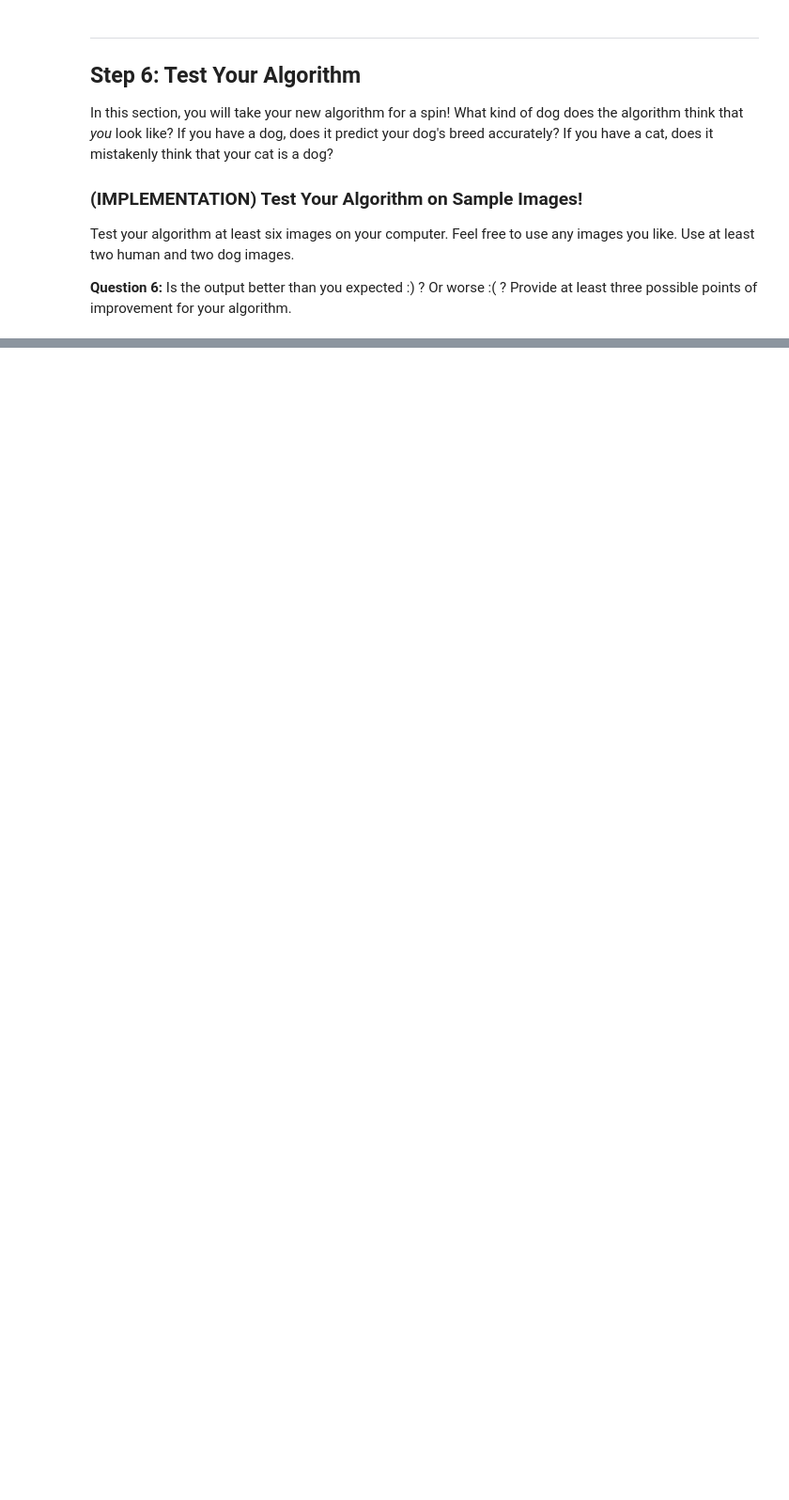
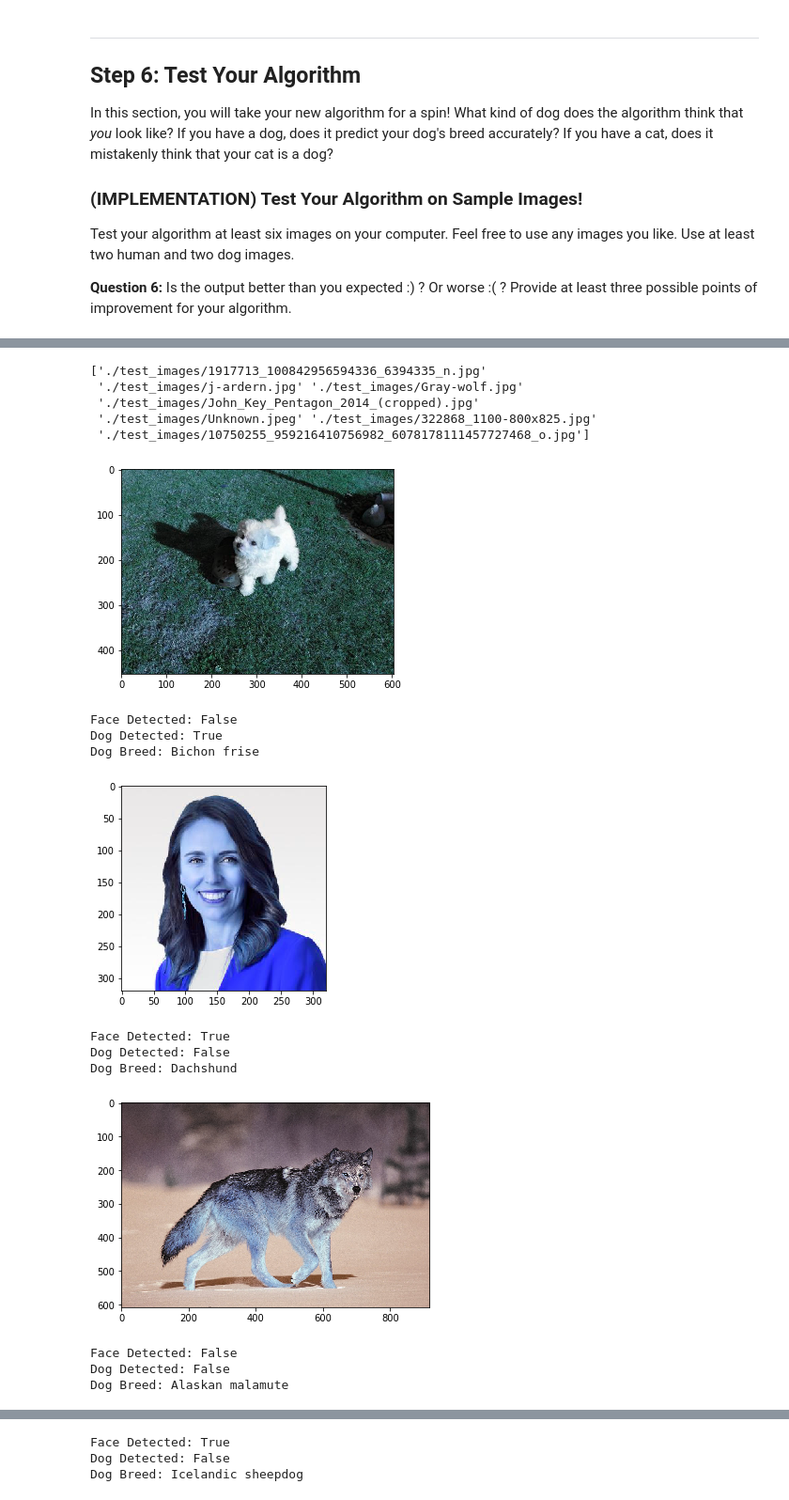
Before and after one commit to ivanjjj/Dog-Classifier, a Jupyter notebook: dog_app.ipynb, the cells around one changed output, grey strips where cells are left out. Shown at 94% size. Saved outputs shown, nothing was run; the diff lists cells and outputs as text; code cells hidden in the pictures; blank space fills up the shorter version.

```diff
--- a/dog_app.ipynb
+++ b/dog_app.ipynb
@@ -277,11 +271,11 @@ While looking at the [dictionary](https://gist.github.com/yrevar/942d3a0ac09ec9e
 Use these ideas to complete the `dog_detector` function below, which returns `True` if a dog is detected in an image (and `False` if not).
 # %%
 ### returns "True" if a dog is detected in the image stored at img_path
-def dog_detector(img_path, model):
+def dog_detector(img_path, model = models.vgg16(pretrained=True)):
     ## TODO: Complete the function.
     predicted_dog = dog_model_predict(img_path, model)
     r = range(151, 268)
-    return predicted_dog in r # true/false
+    return predicted_dog in r
 # %% [markdown]
 ### (IMPLEMENTATION) Assess the Dog Detector
 
@@ -657,8 +1050,34 @@ __Answer:__ (Three possible points for improvement)
 # %%
 ## TODO: Execute your algorithm from Step 6 on
 ## at least 6 images on your computer.
 ## Feel free to use as many code cells as needed.
 
+test_files = np.array(glob("./test_images/*"))
+
+print(test_files)
+
+
 ## suggested code, below
-for file in np.hstack((human_files[:3], dog_files[:3])):
+for file in np.hstack((test_files[:6])):
+    img = cv2.imread(file)
+    plt.imshow(img)
+    plt.show()
     run_app(file)
+# %% [output]
+['./test_images/1917713_100842956594336_6394335_n.jpg'
+ './test_images/j-ardern.jpg' './test_images/Gray-wolf.jpg'
+ './test_images/John_Key_Pentagon_2014_(cropped).jpg'
+ './test_images/Unknown.jpeg' './test_images/322868_1100-800x825.jpg'
+ './test_images/10750255_959216410756982_6078178111457727468_o.jpg']
+[figure, added]
+Face Detected: False
+Dog Detected: True
+Dog Breed: Bichon frise
+[figure, added]
+Face Detected: True
+Dog Detected: False
+Dog Breed: Dachshund
+[figure, added]
+Face Detected: False
+Dog Detected: False
+Dog Breed: Alaskan malamute
@@ -664,0 +1085,3 @@ for file in np.hstack((human_files[:3], dog_files[:3])):
+Face Detected: True
+Dog Detected: False
+Dog Breed: Icelandic sheepdog
```
Also changed, not shown: parts of 32 cells of this notebook, 2 other files.
